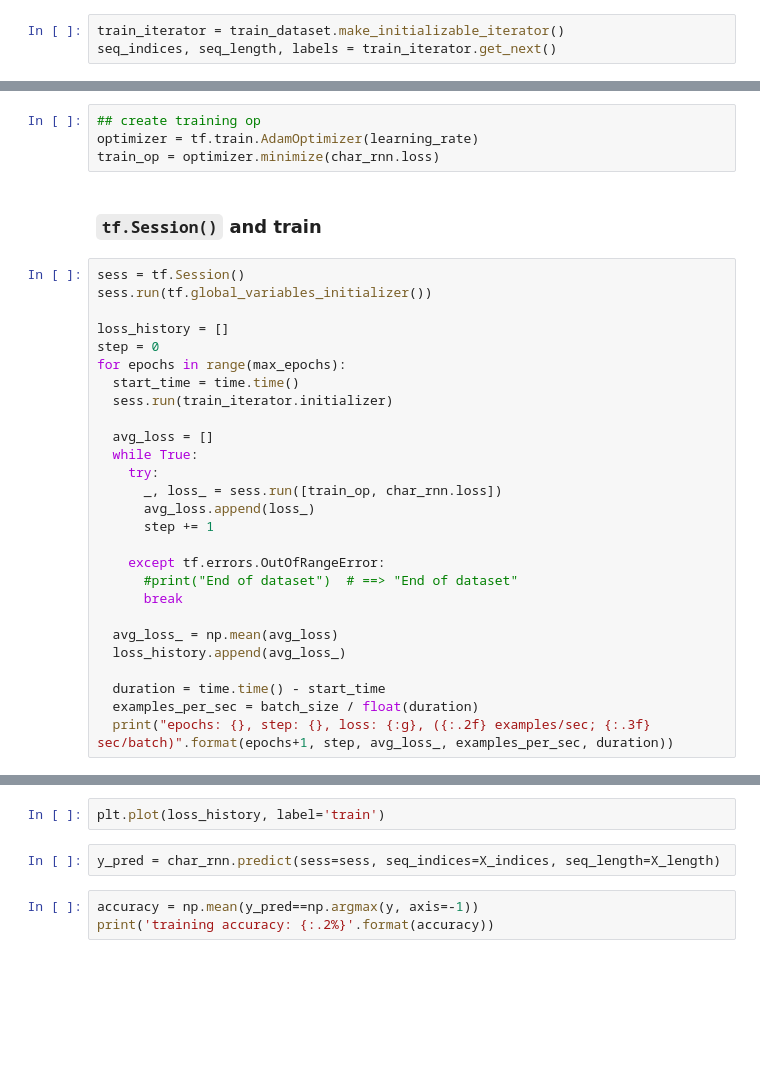
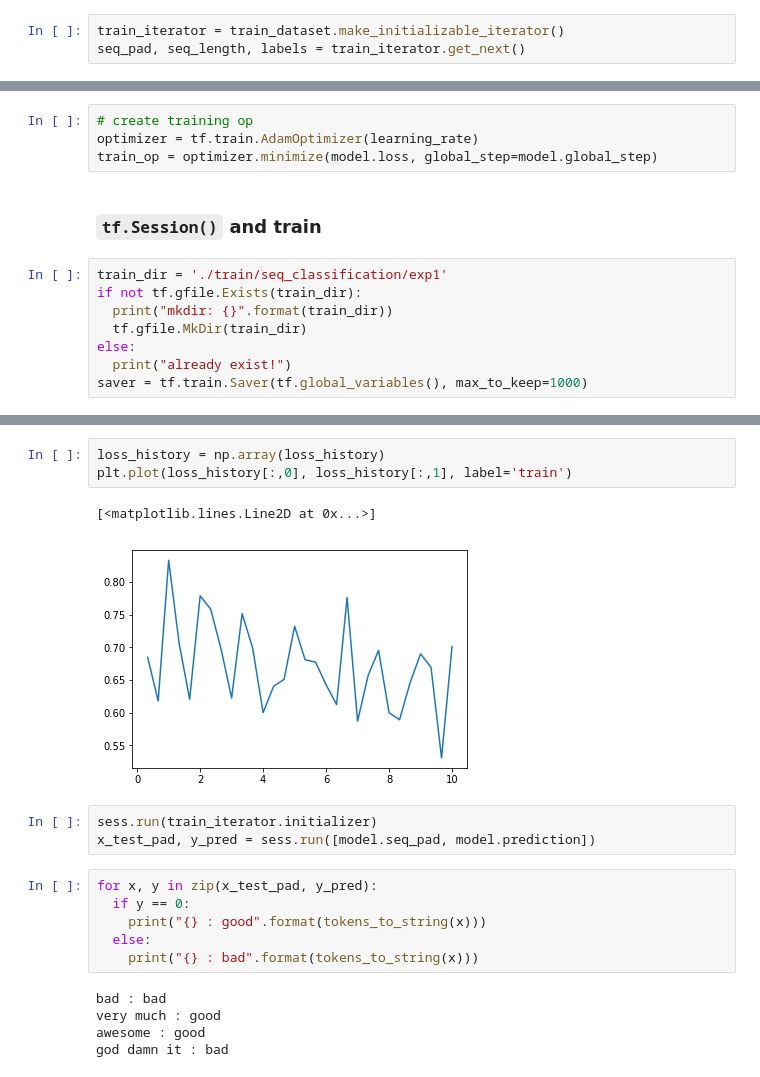
Before and after one commit to ilguyi/tensorflow.tutorials, a Jupyter notebook: tf.version.1/04.rnn/03.01.sequence.classification.RNN.ipynb, the cells around one changed output, grey strips where cells are left out. Drawn from its saved outputs; the diff is of its cells as text; blank space fills up the shorter version.

```diff
--- a/tf.version.1/04.rnn/03.01.sequence.classification.RNN.ipynb
+++ b/tf.version.1/04.rnn/03.01.sequence.classification.RNN.ipynb
@@ -146,4 +183,4 @@ print(train_dataset)
 #### Define Iterator
 # %%
 train_iterator = train_dataset.make_initializable_iterator()
-seq_indices, seq_length, labels = train_iterator.get_next()
+seq_pad, seq_length, labels = train_iterator.get_next()
@@ -156,33 +276,14 @@ char_rnn = CharRNN(seq_indices=seq_indices, seq_length=seq_length,
 # %%
-## create training op
+# create training op
 optimizer = tf.train.AdamOptimizer(learning_rate)
-train_op = optimizer.minimize(char_rnn.loss)
+train_op = optimizer.minimize(model.loss, global_step=model.global_step)
 # %% [markdown]
 ### `tf.Session()` and train
-# %%
-sess = tf.Session()
-sess.run(tf.global_variables_initializer())
-
-loss_history = []
-step = 0
-for epochs in range(max_epochs):
-  start_time = time.time()
-  sess.run(train_iterator.initializer)
-
-  avg_loss = []
-  while True:
-    try:
-      _, loss_ = sess.run([train_op, char_rnn.loss])
-      avg_loss.append(loss_)
-      step += 1
-
-    except tf.errors.OutOfRangeError:
-      #print("End of dataset")  # ==> "End of dataset"
-      break
-
-  avg_loss_ = np.mean(avg_loss)
-  loss_history.append(avg_loss_)
-
-  duration = time.time() - start_time
-  examples_per_sec = batch_size / float(duration)
-  print("epochs: {}, step: {}, loss: {:g}, ({:.2f} examples/sec; {:.3f} sec/batch)".format(epochs+1, step, avg_loss_, examples_per_sec, duration))
+# %%
+train_dir = './train/seq_classification/exp1'
+if not tf.gfile.Exists(train_dir):
+  print("mkdir: {}".format(train_dir))
+  tf.gfile.MkDir(train_dir)
+else:
+  print("already exist!")
+saver = tf.train.Saver(tf.global_variables(), max_to_keep=1000)
@@ -189,7 +353,20 @@ for epochs in range(max_epochs):
 # %%
-plt.plot(loss_history, label='train')
+loss_history = np.array(loss_history)
+plt.plot(loss_history[:,0], loss_history[:,1], label='train')
+# %% [output]
+[<matplotlib.lines.Line2D at 0x...>]
+[figure, added]
-# %%
-y_pred = char_rnn.predict(sess=sess, seq_indices=X_indices, seq_length=X_length)
-# %%
-accuracy = np.mean(y_pred==np.argmax(y, axis=-1))
-print('training accuracy: {:.2%}'.format(accuracy))
+# %%
+sess.run(train_iterator.initializer)
+x_test_pad, y_pred = sess.run([model.seq_pad, model.prediction])
+# %%
+for x, y in zip(x_test_pad, y_pred):
+  if y == 0:
+    print("{} : good".format(tokens_to_string(x)))
+  else:
+    print("{} : bad".format(tokens_to_string(x)))
+# %% [output]
+bad : bad
+very much : good
+awesome : good
+god damn it : bad
```
Also changed, not shown: parts of 48 cells of this notebook.
